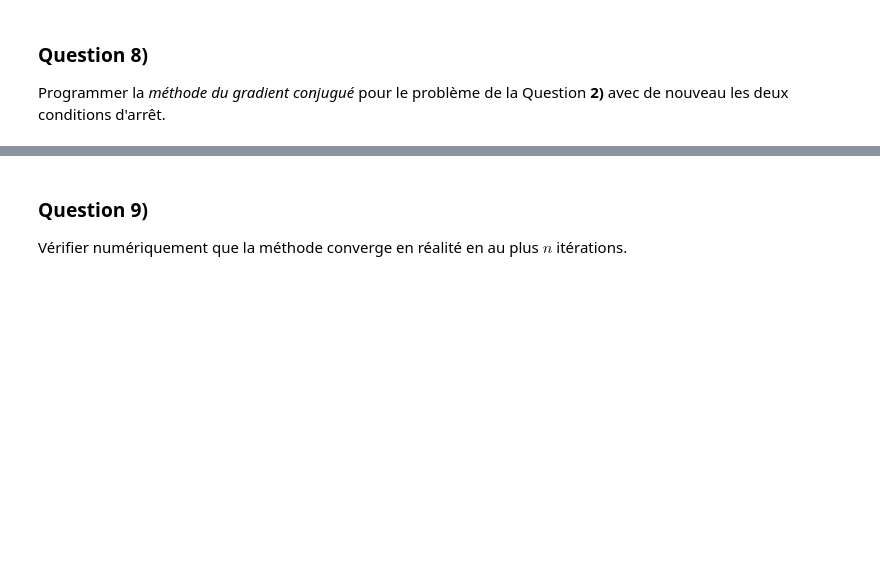
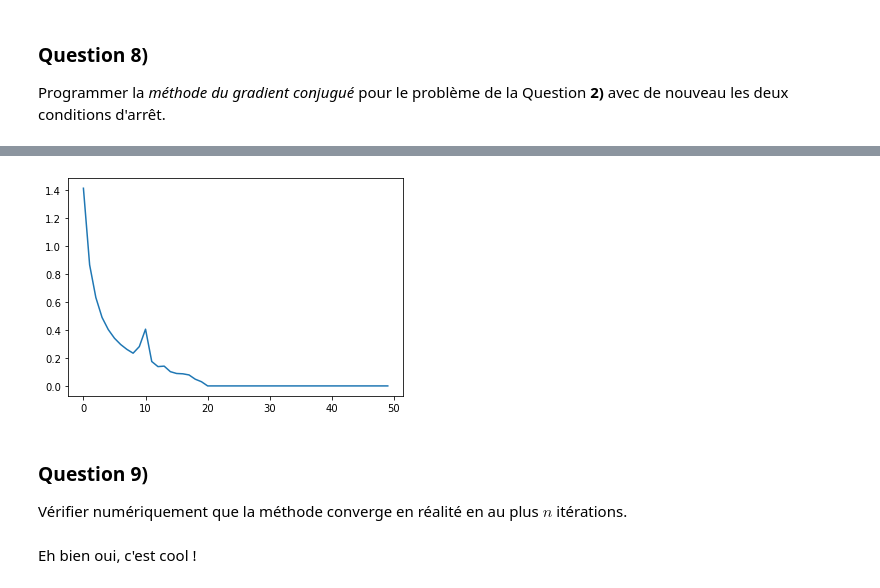
Before and after one commit to SamuelGallay/Notebooks, a Jupyter notebook: TPanum_TP4_Sujet.ipynb, the cells around one changed output, grey strips where cells are left out. Saved outputs shown, nothing was run; the diff lists cells and outputs as text; code cells hidden in the pictures; blank space fills up the shorter version.

```diff
--- a/TPanum_TP4_Sujet.ipynb
+++ b/TPanum_TP4_Sujet.ipynb
@@ -306,7 +389,48 @@ $$
 &p_{k+1}=r_{k+1}+\beta_{k+1}\,p_k
 &\textit{(nouvelle direction de descente)}
 \end{align*}$$
+# %%
+n = 20
+A = (n+1)**2 * (np.diag(2*np.ones(n)) + np.diag(-np.ones(n-1), -1) + np.diag(-np.ones(n-1), 1))
+b = np.zeros((n, 1)); b[1, 0] = 1; b[-1, 0] = 1
+
+
+def conjugue(niter):
+    x = np.zeros((niter, n, 1))
+    r = np.zeros((niter, n, 1))
+    p = np.zeros((niter, n, 1))
+    theta = np.zeros(niter)
+    alpha = np.zeros(niter)
+    beta = np.zeros(niter)
+    error = np.zeros(niter)
+
+    x[0] = np.zeros((n, 1))
+    r[0] = b - A.dot(x[0])
+    p[0] = r[0]
+    theta[0] = p[0].T.dot(r[0])
+    error[0] = np.linalg.norm(A.dot(x[0]) - b)
+
+    for k in range(0, niter - 1):
+        alpha[k] = theta[k] / (A.dot(p[k]).T.dot(p[k]))
+        x[k+1] = x[k] + alpha[k]*p[k]
+        r[k+1] = r[k] - alpha[k] * A.dot(p[k])
+        theta[k+1] = r[k+1].T.dot(r[k+1])
+        beta[k+1] = theta[k+1] / theta[k]
+        p[k+1] = r[k+1] + beta[k+1]*p[k]
+        error[k+1] = np.linalg.norm(A.dot(x[k+1]) - b)
+
+
+    plt.plot(error)
+    plt.show()
+
+conjugue(50)
+
+# Ca converge de ouf !
+# %% [output]
+[figure, added]
 # %% [markdown]
 ### Question 9)
 
 Vérifier numériquement que la méthode converge en réalité en au plus $n$ itérations.
+# %% [markdown]
+Eh bien oui, c'est cool !
```
Also changed, not shown: parts of 9 cells of this notebook.
